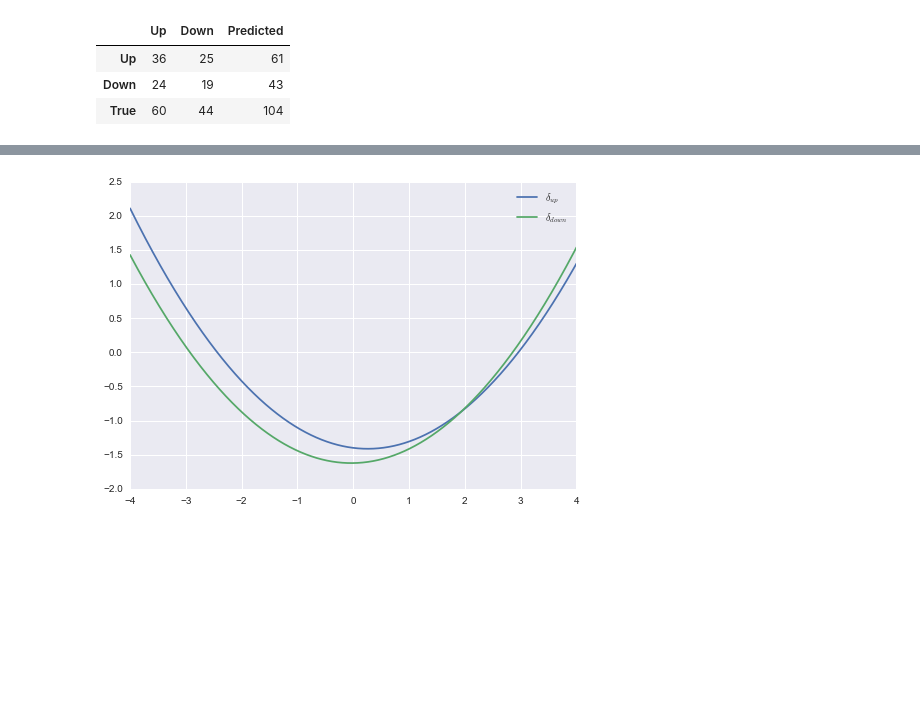
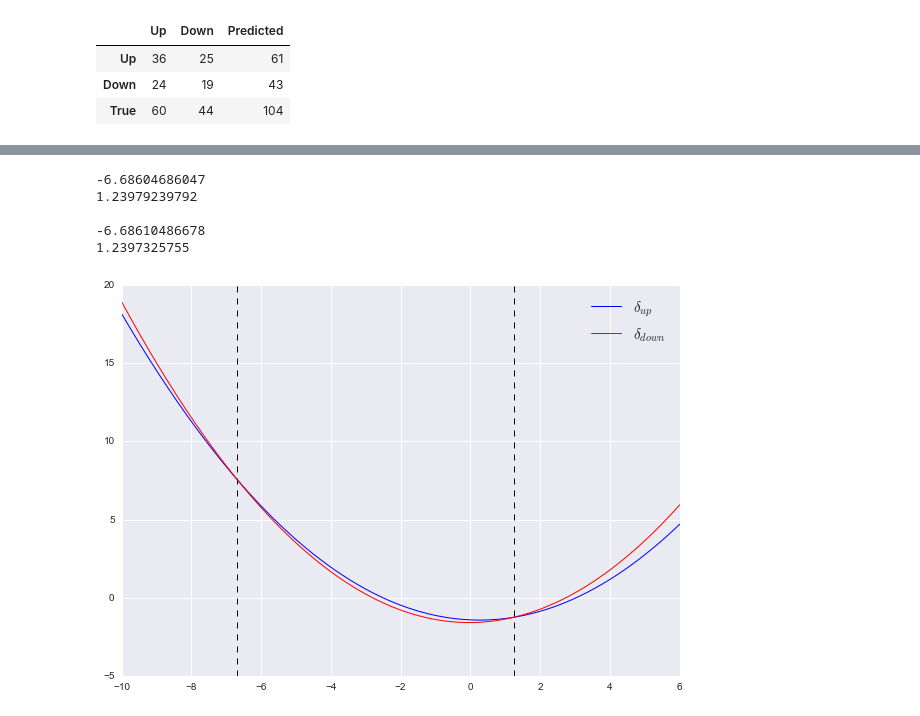
Before and after one commit to gerdm/ISLR, a Jupyter notebook: ex4.ipynb, the cells around one changed output, grey strips where cells are left out. Saved outputs shown, nothing was run; the diff lists cells and outputs as text; code cells hidden in the pictures; blank space fills up the shorter version.

```diff
--- a/ex4.ipynb
+++ b/ex4.ipynb
@@ -287,11 +312,36 @@ Sensitivity: 43.18%
+# %%
+x_range = np.linspace(-10, 6, 100000)
+
+# Numerical Estimation
+for ix, (up, down) in enumerate(zip(dup_vector, ddown_vector)):
+    if abs(up-down) <= 1e-5:
+        print(x_range[ix])
+print()
+
+# Theoretical Estimation
+A = (mu_up / sigma_up**2 - mu_down / sigma_down**2)
+C = (1/sigma_up**2 - 1/sigma_down**2)
+B = sqrt(A**2 + (log((pi_down*sigma_up)/(pi_up*sigma_down)) + mu_down**2 / sigma_down**2 - mu_up**2 / sigma_up**2)*C)
+qda_bd1 = (A + B)/C
+qda_bd2 = (A - B)/C
+print(qda_bd1)
+print(qda_bd2)
+# %% [output]
+-6.68604686047
+1.23979239792
+
+-6.68610486678
+1.2397325755
 # %%
-x_range = np.linspace(-4, 4, 10000)
-dup_vector = np.apply_along_axis(lambda x: delta_k(x, mu_up, sigma, pi_up), 0, x_range)
-ddown_vector = np.apply_along_axis(lambda x: delta_k(x, mu_down, sigma, pi_down), 0, x_range)
+plt.figure(figsize=(10,7))
+dup_vector = np.apply_along_axis(lambda x: delta_k(x, mu_up, sigma_up, pi_up), 0, x_range)
+ddown_vector = np.apply_along_axis(lambda x: delta_k(x, mu_down, sigma_down, pi_down), 0, x_range)
 
-plt.plot(x_range, dup_vector, label=r"$\delta_{up}$")
-plt.plot(x_range, ddown_vector, label=r"$\delta_{down}$")
-plt.legend(loc="best")
+plt.plot(x_range, dup_vector, label=r"$\delta_{up}$", linewidth=1, color="blue")
+plt.plot(x_range, ddown_vector, label=r"$\delta_{down}$", linewidth=1, color="red")
+plt.vlines(qda_bd1, -5, 20, linestyles="dashed", linewidth=1)
+plt.vlines(qda_bd2, -5, 20, linestyles="dashed", linewidth=1)
+plt.legend(loc="best", fontsize=15)
 plt.show()
 # %% [output]
-[figure, old version]
+[figure, new version]
```
Also changed, not shown: parts of 15 cells of this notebook, 1 other file.
